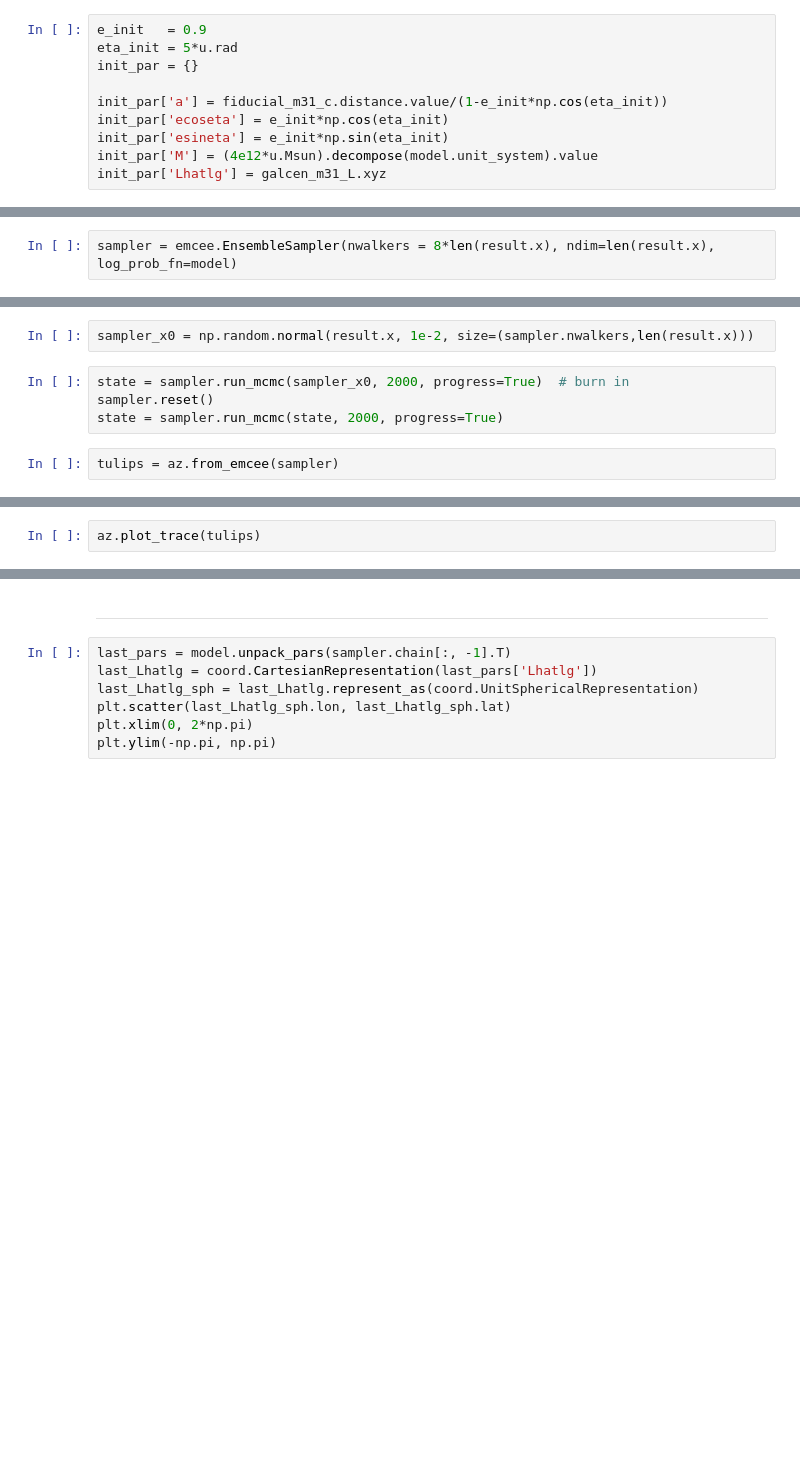
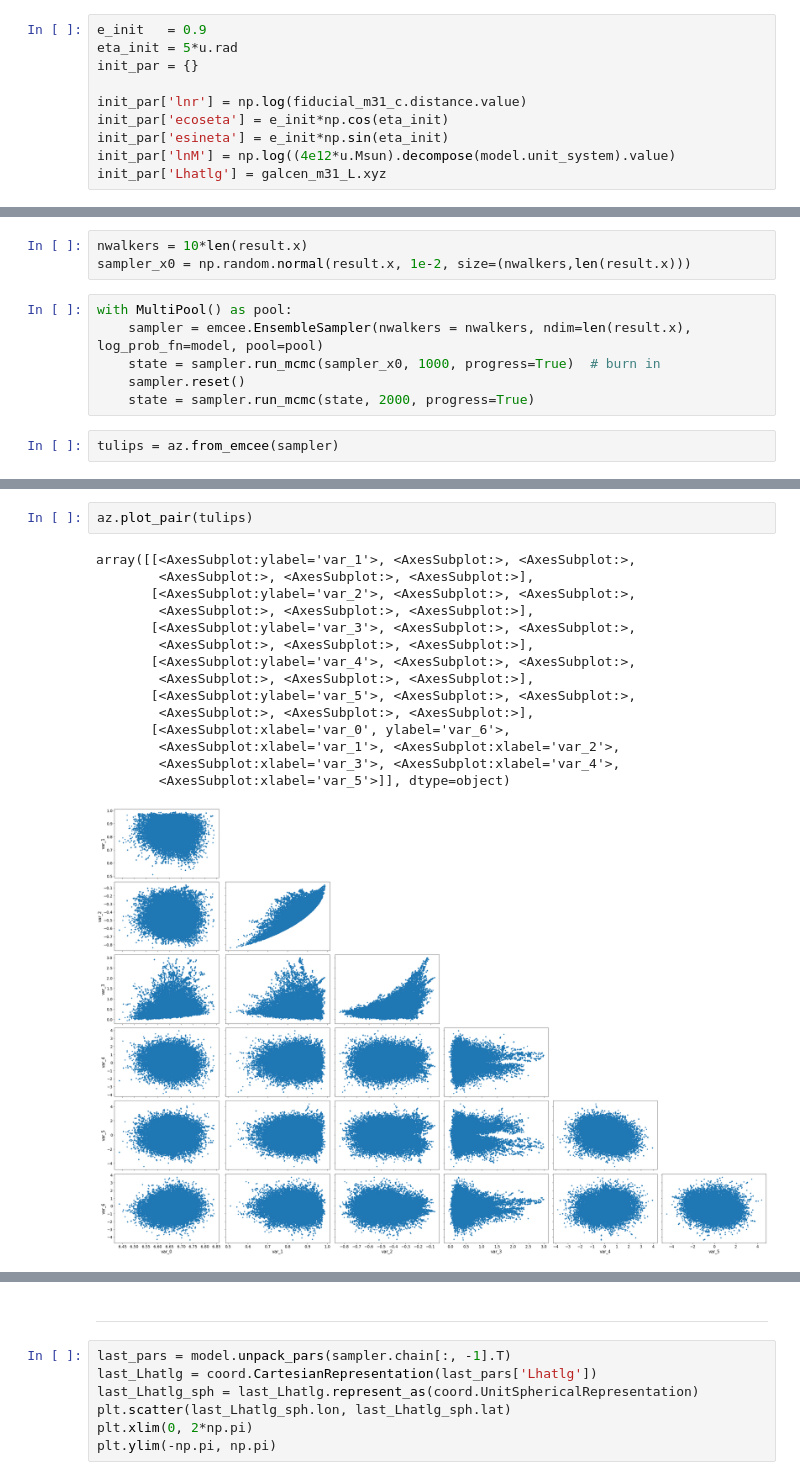
Before and after one commit to katiechambe/yellowCard, a Jupyter notebook: notebooks/mcmc.ipynb, the cells around one changed output, grey strips where cells are left out. Cells and saved outputs as stored; diff of their text form; blank space fills up the shorter version.

```diff
--- a/notebooks/mcmc.ipynb
+++ b/notebooks/mcmc.ipynb
@@ -33,10 +76,10 @@ e_init   = 0.9
 eta_init = 5*u.rad
 init_par = {}
 
-init_par['a'] = fiducial_m31_c.distance.value/(1-e_init*np.cos(eta_init))
+init_par['lnr'] = np.log(fiducial_m31_c.distance.value)
 init_par['ecoseta'] = e_init*np.cos(eta_init)
 init_par['esineta'] = e_init*np.sin(eta_init)
-init_par['M'] = (4e12*u.Msun).decompose(model.unit_system).value
+init_par['lnM'] = np.log((4e12*u.Msun).decompose(model.unit_system).value)
 init_par['Lhatlg'] = galcen_m31_L.xyz
 # %%
 init_par
@@ -43,4 +92,2 @@ init_par
 # %%
 result = minimize( lambda *args: -model(*args), model.pack_pars(init_par), method='Powell')
-# %%
-sampler = emcee.EnsembleSampler(nwalkers = 8*len(result.x), ndim=len(result.x), log_prob_fn=model)
@@ -47,8 +114,11 @@ sampler = emcee.EnsembleSampler(nwalkers = 8*len(result.x), ndim=len(result.x),
 # %%
-sampler_x0 = np.random.normal(result.x, 1e-2, size=(sampler.nwalkers,len(result.x)))
+nwalkers = 10*len(result.x)
+sampler_x0 = np.random.normal(result.x, 1e-2, size=(nwalkers,len(result.x)))
 # %%
-state = sampler.run_mcmc(sampler_x0, 2000, progress=True)  # burn in
-sampler.reset()
-state = sampler.run_mcmc(state, 2000, progress=True)
+with MultiPool() as pool:
+    sampler = emcee.EnsembleSampler(nwalkers = nwalkers, ndim=len(result.x), log_prob_fn=model, pool=pool)
+    state = sampler.run_mcmc(sampler_x0, 1000, progress=True)  # burn in
+    sampler.reset()
+    state = sampler.run_mcmc(state, 2000, progress=True)
 # %%
 tulips = az.from_emcee(sampler)
@@ -55,2 +144,18 @@ tulips = az.from_emcee(sampler)
 # %%
-az.plot_trace(tulips)
+az.plot_pair(tulips)
+# %% [output]
+array([[<AxesSubplot:ylabel='var_1'>, <AxesSubplot:>, <AxesSubplot:>,
+        <AxesSubplot:>, <AxesSubplot:>, <AxesSubplot:>],
+       [<AxesSubplot:ylabel='var_2'>, <AxesSubplot:>, <AxesSubplot:>,
+        <AxesSubplot:>, <AxesSubplot:>, <AxesSubplot:>],
+       [<AxesSubplot:ylabel='var_3'>, <AxesSubplot:>, <AxesSubplot:>,
+        <AxesSubplot:>, <AxesSubplot:>, <AxesSubplot:>],
+       [<AxesSubplot:ylabel='var_4'>, <AxesSubplot:>, <AxesSubplot:>,
+        <AxesSubplot:>, <AxesSubplot:>, <AxesSubplot:>],
+       [<AxesSubplot:ylabel='var_5'>, <AxesSubplot:>, <AxesSubplot:>,
+        <AxesSubplot:>, <AxesSubplot:>, <AxesSubplot:>],
+       [<AxesSubplot:xlabel='var_0', ylabel='var_6'>,
+        <AxesSubplot:xlabel='var_1'>, <AxesSubplot:xlabel='var_2'>,
+        <AxesSubplot:xlabel='var_3'>, <AxesSubplot:xlabel='var_4'>,
+        <AxesSubplot:xlabel='var_5'>]], dtype=object)
+[figure, added]
```
Also changed, not shown: parts of 10 cells of this notebook.
